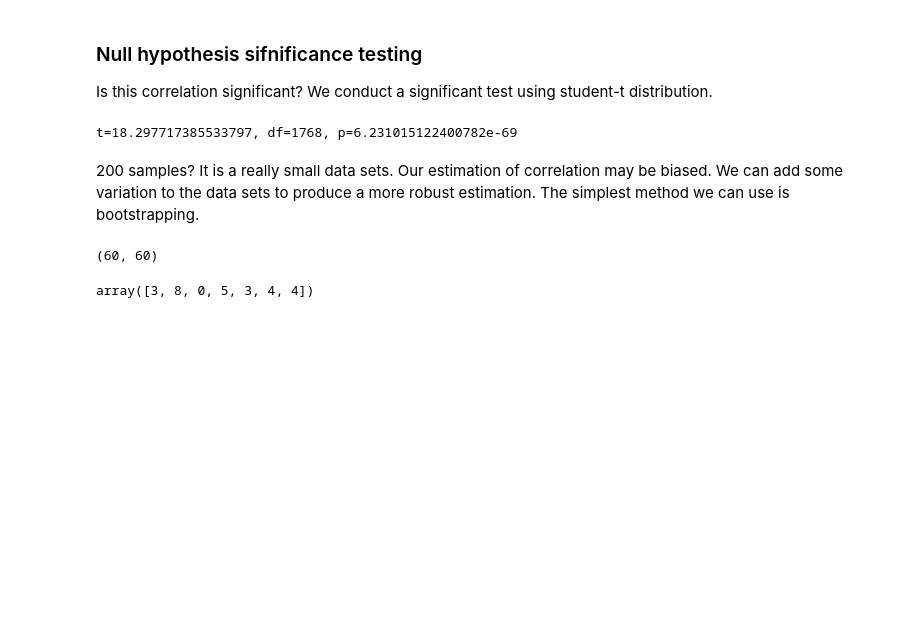
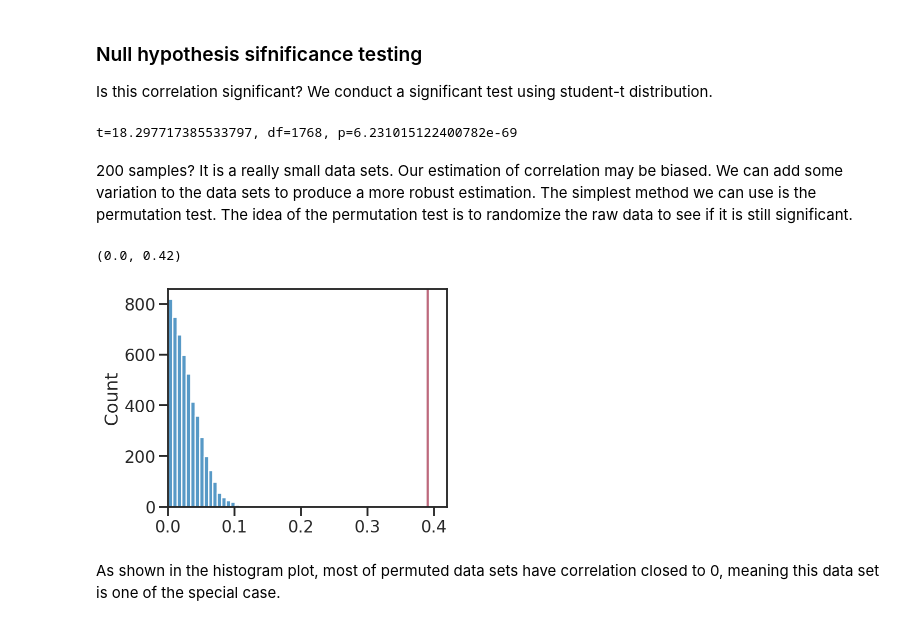
Before and after one commit to fangzefunny/Some-Topics, a Jupyter notebook: RSA.ipynb, the cells around one changed output. Drawn from its saved outputs; the diff is of its cells as text; code cells hidden in the pictures; blank space fills up the shorter version.

```diff
--- a/RSA.ipynb
+++ b/RSA.ipynb
@@ -198,6 +209,6 @@ corr_test(smary['Holistic'], smary['Neural'])
 # %% [output]
 t=18.297717385533797, df=1768, p=6.231015122400782e-69
 # %% [markdown]
-200 samples? It is a really small data sets. Our estimation of correlation may be biased. We can add some variation to the data sets to produce a more robust estimation. The simplest method we can use is bootstrapping.
+200 samples? It is a really small data sets. Our estimation of correlation may be biased. We can add some variation to the data sets to produce a more robust estimation. The simplest method we can use is the permutation test. The idea of the permutation test is to randomize the raw data to see if it is still significant.
 # %%
 from scipy.spatial.distance import squareform
@@ -204,19 +216,25 @@ from scipy.spatial.distance import squareform
-# %%
-data = squareform(neural_sim)
-# %% [output]
-(60, 60)
-# %%
-cols=9
-rng.choice(range(cols), 7)
-# %% [output]
-array([3, 8, 0, 5, 3, 4, 4])
 # %%
-def bootstrapping(x, y, n_samples=5000, seed=1):
+def perm_test(x, y, n_samples=5000, seed=1):
     sq_X = squareform(x)
-    rng  = np.random.seed(seed)
+    rng  = np.random.RandomState(seed)
     cols = sq_X.shape[0]
     rs   = np.empty([n_samples]) + np.nan
     for i in range(n_samples):
-        sim_ind = rng.choice(cols, cols)
-        sim_X = sq_X[sim_ind, sim_ind]
-        rs[i] = corr(sim_X, y)
+        sim_ind = rng.permutation(60)
+        sim_x = sq_X.take(sim_ind, 0).take(sim_ind, 1)
+        rs[i] = corr(pdist(sim_x), y)
+    return rs
+# %%
+# the permutation test
+rs = perm_test( smary['Neural'], smary['Holistic'])
+
+# viz
+plt.figure(figsize=(5, 4))
+ax = sns.histplot(np.abs(rs), bins=20)
+ax.axvline(x=.39, color=viz.Red)
+plt.xlim([0, .42])
+# %% [output]
+(0.0, 0.42)
+[figure, added]
+# %% [markdown]
+As shown in the histogram plot, most of permuted data sets have correlation closed to 0, meaning this data set is one of the special case.
```
Also changed, not shown: parts of 8 cells of this notebook.
